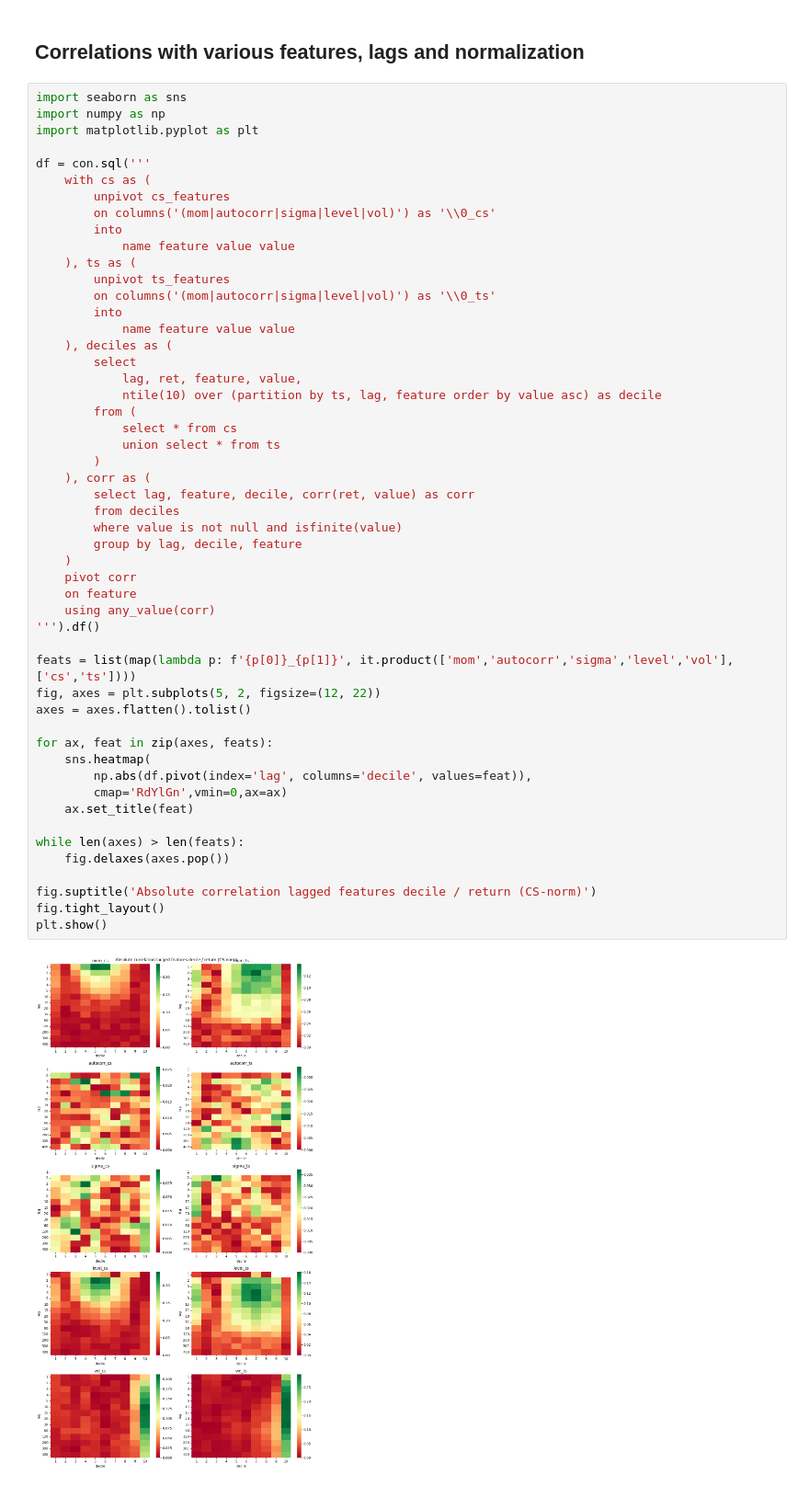
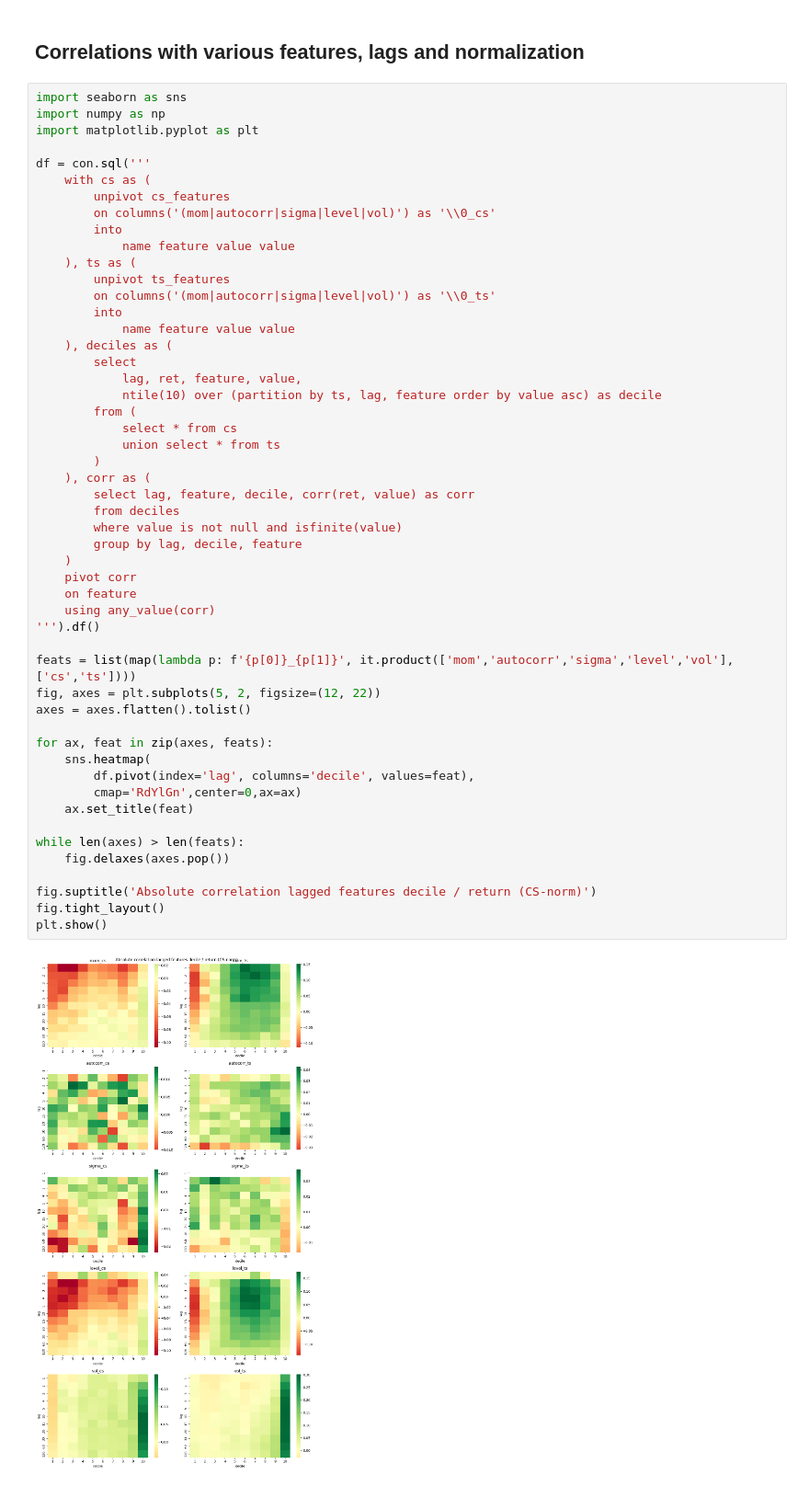
Before and after one commit to flanfly/studies, a Jupyter notebook: duckdb.ipynb, the cells around one changed output. Shown: that part at 92% size. Drawn from its saved outputs; the diff is of its cells as text.

```diff
--- a/duckdb.ipynb
+++ b/duckdb.ipynb
@@ -222,33 +204,33 @@ df = con.sql('''
         from (
             select * from cs
             union select * from ts
         )
     ), corr as (
         select lag, feature, decile, corr(ret, value) as corr
         from deciles
         where value is not null and isfinite(value)
         group by lag, decile, feature
     )
     pivot corr
     on feature
     using any_value(corr)
 ''').df()
 
 feats = list(map(lambda p: f'{p[0]}_{p[1]}', it.product(['mom','autocorr','sigma','level','vol'], ['cs','ts'])))
 fig, axes = plt.subplots(5, 2, figsize=(12, 22))
 axes = axes.flatten().tolist()
 
 for ax, feat in zip(axes, feats):
     sns.heatmap(
-        np.abs(df.pivot(index='lag', columns='decile', values=feat)),
-        cmap='RdYlGn',vmin=0,ax=ax)
+        df.pivot(index='lag', columns='decile', values=feat),
+        cmap='RdYlGn',center=0,ax=ax)
     ax.set_title(feat)
 
 while len(axes) > len(feats):
     fig.delaxes(axes.pop())
 
 fig.suptitle('Absolute correlation lagged features decile / return (CS-norm)')
 fig.tight_layout()
 plt.show()
 # %% [output]
-[figure, old version]
+[figure, new version]
```
Also changed, not shown: parts of 7 cells of this notebook, 4 other files.
